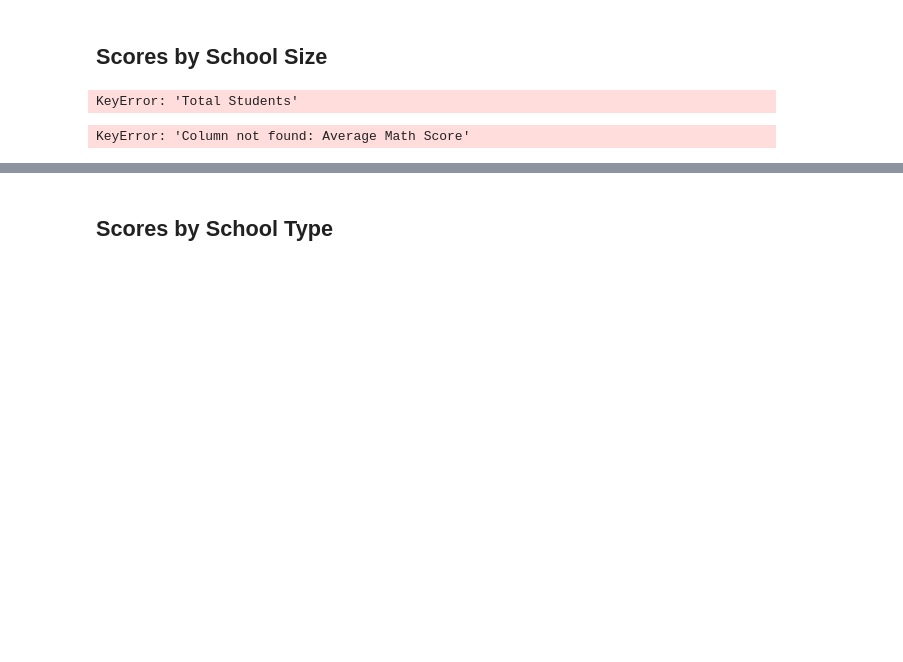
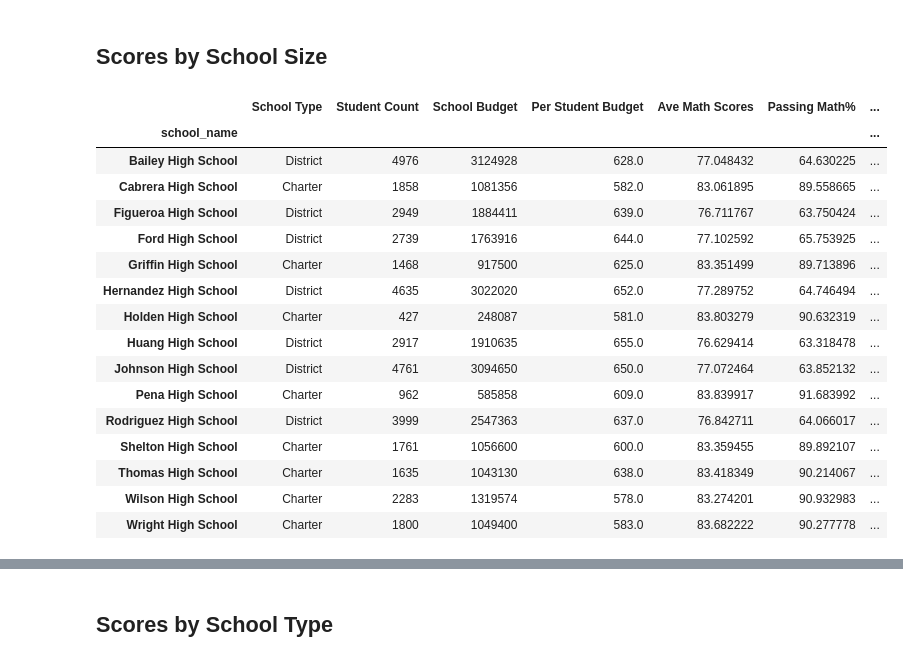
Before and after one commit to DKogge/pandas-challenge, a Jupyter notebook: PyCitySchools/PyCitySchools_starter.ipynb, the cells around one changed output, grey strips where cells are left out. Drawn from its saved outputs; the diff is of its cells as text; code cells hidden in the pictures; blank space fills up the shorter version.

```diff
--- a/PyCitySchools/PyCitySchools_starter.ipynb
+++ b/PyCitySchools/PyCitySchools_starter.ipynb
@@ -329,9 +329,12 @@ passing_rates_df
 | Wright High School | 90.277778 | 93.444444 | 90.333333 |
 # %%
 # Create a DataFrame called `per_school_summary` with columns for the calculations above.
-per_school_summary = pd.DataFrame({"School Type":school_types,"Student Count":per_school_counts, "School Budget":per_school_budget, "Per Student Budget":per_school_capita,
+per_school_sum = pd.DataFrame({"School Type":school_types,"Student Count":per_school_counts, "School Budget":per_school_budget, "Per Student Budget":per_school_capita,
                                "Ave Math Scores":per_school_math, "Passing Math%":per_school_passing_math, "Ave Reading Scores":per_school_reading,
                                "Passing Reading%":per_school_passing_reading, "Overall Passing%":overall_passing_rate})
+
+#So I can use the unformatted version later
+per_school_summary = per_school_sum.copy()
 
 # Formatting
 per_school_summary["School Budget"] = per_school_summary["School Budget"].map("${:,.2f}".format)
@@ -462,7 +465,8 @@ spending_bins = [0, 585, 630, 645, 680]
 labels = ["<$585", "$585-630", "$630-645", "$645-680"]
 # %%
 # Create a copy of the school summary since it has the "Per Student Budget"
-school_spending_df = per_school_summary.copy()
+school_spending_df = per_school_sum.copy()
+school_spending_df = school_spending_df.astype({"Per Student Budget": float})
 school_spending_df.dtypes
 # %% [output]
 School Type            object
@@ -507,21 +530,35 @@ size_bins = [0, 1000, 2000, 5000]
 labels = ["Small (<1000)", "Medium (1000-2000)", "Large (2000-5000)"]
 # %%
 # Categorize the spending based on the bins
-# Use `pd.cut` on the "Total Students" column of the `per_school_summary` DataFrame.
+# Use `pd.cut` on the "Total Students" aka "Student Count" column of the `per_school_summary` DataFrame.
 
-per_school_summary["School Size"] = pd.cut(school_spending_df["Total Students"],size_bins,labels=labels,include_lowest=True)
-per_school_summary
+per_school_sum["School Size"] = pd.cut(school_spending_df["Student Count"],size_bins,labels=labels,include_lowest=True)
+per_school_sum
 # %% [output]
-KeyError: 'Total Students'
+|  | School Type | Student Count | School Budget | Per Student Budget | Ave Math Scores | Passing Math% | ... |
+| school_name |  |  |  |  |  |  | ... |
+| Bailey High School | District | 4976 | 3124928 | 628.0 | 77.048432 | 64.630225 | ... |
+| Cabrera High School | Charter | 1858 | 1081356 | 582.0 | 83.061895 | 89.558665 | ... |
+| Figueroa High School | District | 2949 | 1884411 | 639.0 | 76.711767 | 63.750424 | ... |
+| Ford High School | District | 2739 | 1763916 | 644.0 | 77.102592 | 65.753925 | ... |
+| Griffin High School | Charter | 1468 | 917500 | 625.0 | 83.351499 | 89.713896 | ... |
+| Hernandez High School | District | 4635 | 3022020 | 652.0 | 77.289752 | 64.746494 | ... |
+| Holden High School | Charter | 427 | 248087 | 581.0 | 83.803279 | 90.632319 | ... |
+| Huang High School | District | 2917 | 1910635 | 655.0 | 76.629414 | 63.318478 | ... |
+| Johnson High School | District | 4761 | 3094650 | 650.0 | 77.072464 | 63.852132 | ... |
+| Pena High School | Charter | 962 | 585858 | 609.0 | 83.839917 | 91.683992 | ... |
+| Rodriguez High School | District | 3999 | 2547363 | 637.0 | 76.842711 | 64.066017 | ... |
+| Shelton High School | Charter | 1761 | 1056600 | 600.0 | 83.359455 | 89.892107 | ... |
+| Thomas High School | Charter | 1635 | 1043130 | 638.0 | 83.418349 | 90.214067 | ... |
+| Wilson High School | Charter | 2283 | 1319574 | 578.0 | 83.274201 | 90.932983 | ... |
+| Wright High School | Charter | 1800 | 1049400 | 583.0 | 83.682222 | 90.277778 | ... |
 # %%
 # Calculate averages for the desired columns.
-size_math_scores = per_school_summary.groupby(["School Size"])["Average Math Score"].mean()
-size_reading_scores = per_school_summary.groupby(["School Size"])["Average Reading Score"].mean()
-size_passing_math = per_school_summary.groupby(["School Size"])["% Passing Math"].mean()
-size_passing_reading = per_school_summary.groupby(["School Size"])["% Passing Reading"].mean()
-size_overall_passing = per_school_summary.groupby(["School Size"])["% Overall Passing"].mean()
+size_math_scores = per_school_sum.groupby(["School Size"])["Ave Math Scores"].mean()
+size_reading_scores = per_school_sum.groupby(["School Size"])["Ave Reading Scores"].mean()
+size_passing_math = per_school_sum.groupby(["School Size"])["Passing Math%"].mean()
+size_passing_reading = per_school_sum.groupby(["School Size"])["Passing Reading%"].mean()
+size_overall_passing = per_school_sum.groupby(["School Size"])["Overall Passing%"].mean()
-# %% [output]
-KeyError: 'Column not found: Average Math Score'
 # %%
 # Create a DataFrame called `size_summary` that breaks down school performance based on school size (small, medium, or large).
 # Use the scores above to create a new DataFrame called `size_summary`
```
Also changed, not shown: parts of 7 cells of this notebook.
